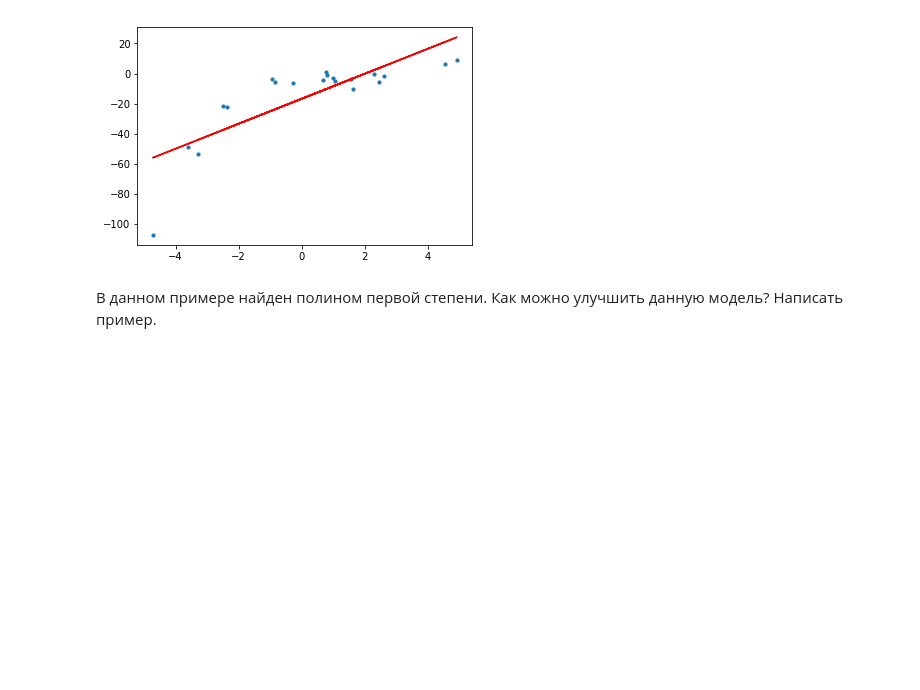
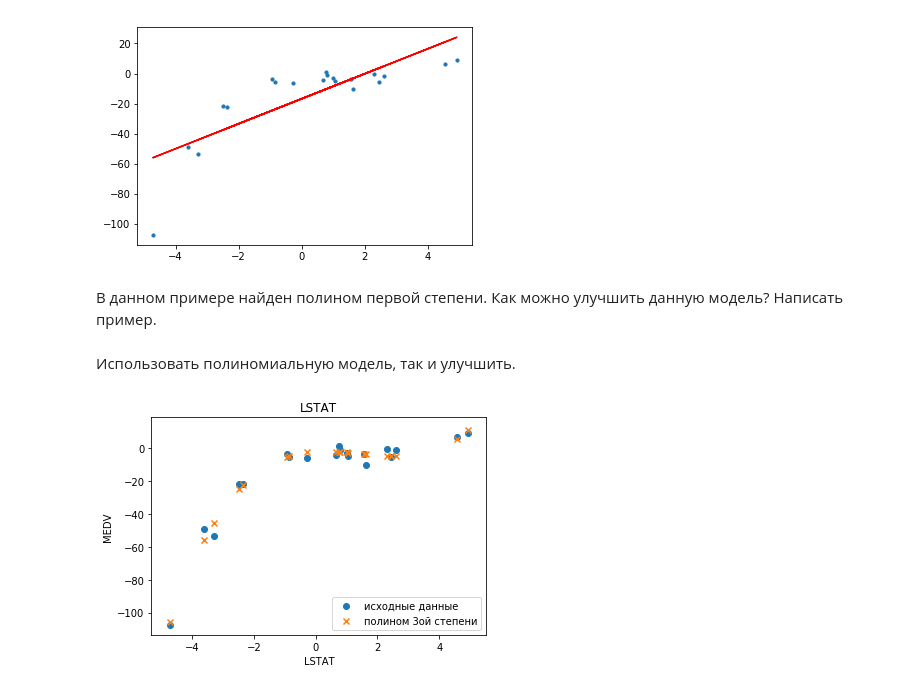
Before and after one commit to sladkoejka/homework, a Jupyter notebook: dz_1_math.ipynb, the cells around one changed output. Drawn from its saved outputs; the diff is of its cells as text; code cells hidden in the pictures; blank space fills up the shorter version.

```diff
--- a/dz_1_math.ipynb
+++ b/dz_1_math.ipynb
@@ -211,3 +238,32 @@ plt.show()
 [figure]
 # %% [markdown]
 В данном примере найден полином первой степени. Как можно улучшить данную модель? Написать пример.
+# %% [markdown]
+Использовать полиномиальную модель, так и улучшить.
+# %%
+from sklearn.preprocessing import PolynomialFeatures
+
+np.random.seed(0)
+x = 2 - 3 * np.random.normal(0, 1, 20)
+y = x - 2 * (x ** 2) + 0.5 * (x ** 3) + np.random.normal(-3, 3, 20)
+
+# transforming the data to include another axis
+x = x[:, np.newaxis]
+y = y[:, np.newaxis]
+poly = PolynomialFeatures(degree = 3)
+X_poly = poly.fit_transform(x)
+
+poly.fit(X_poly, y)
+lin2 = LinearRegression()
+model = lin2.fit(X_poly, y)
+
+y_pred = model.predict(poly.fit_transform(x))
+plt.scatter(x, y, marker='o')
+plt.scatter(x, y_pred, marker='x')
+plt.title('LSTAT')
+plt.xlabel('LSTAT')
+plt.ylabel('MEDV')
+plt.legend(['исходные данные', 'полином 3ой степени'])
+plt.show()
+# %% [output]
+[figure, added]
```
Also changed, not shown: parts of 6 cells of this notebook.
